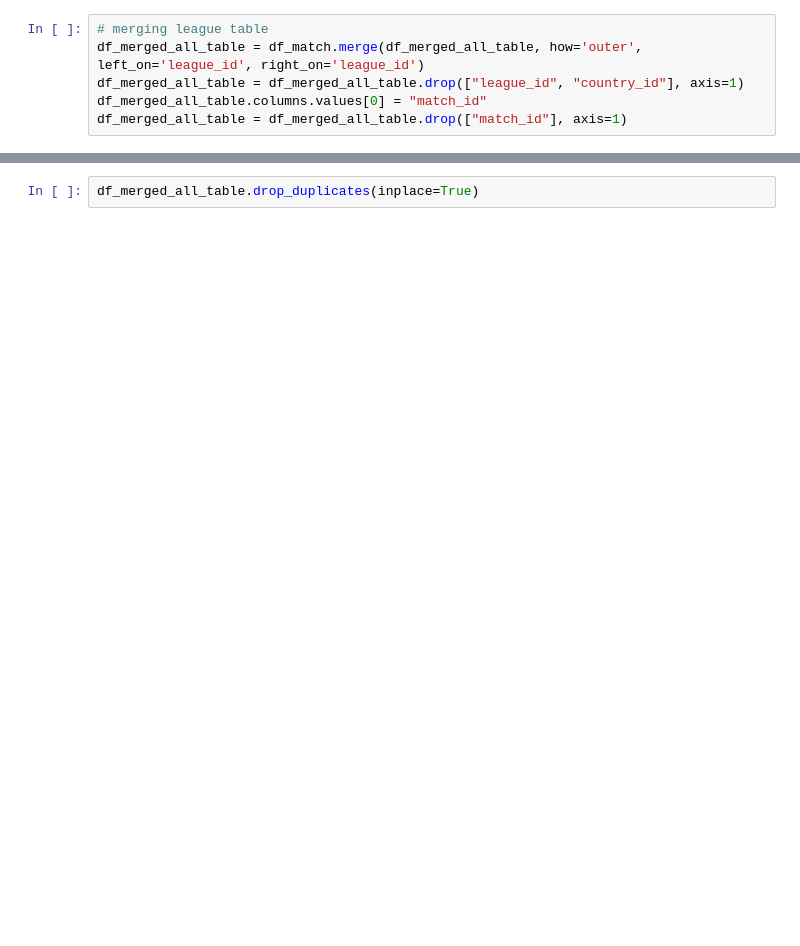
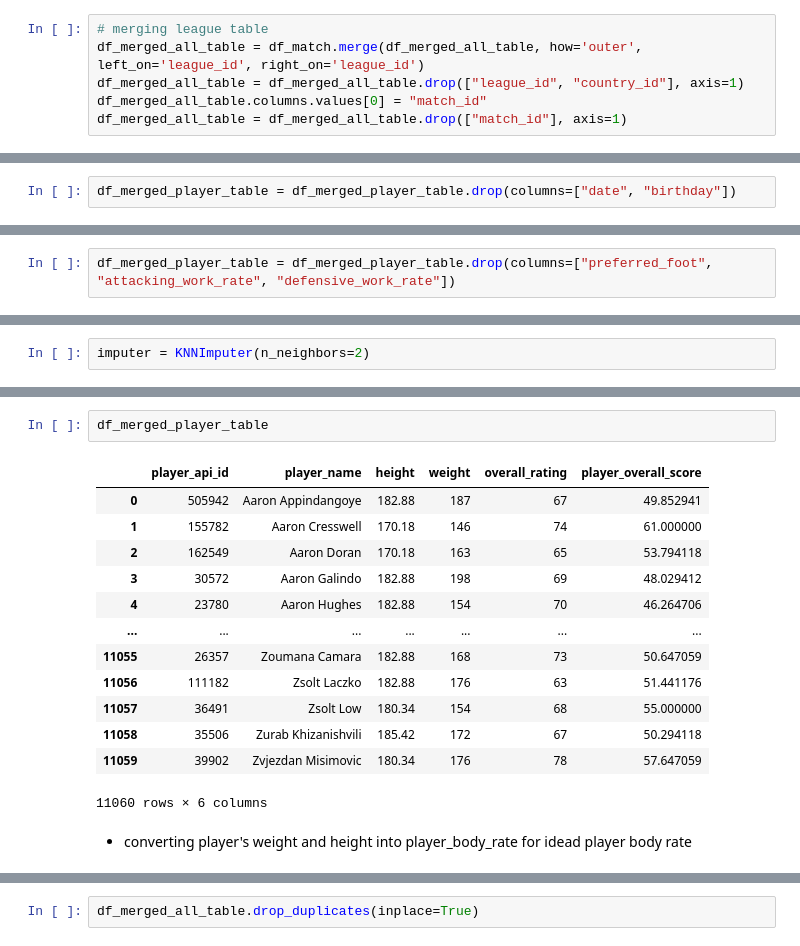
Before and after one commit to ravi7522/Football-Prediction, a Jupyter notebook: data_preprocessing_table_merge.ipynb, the cells around one changed output, grey strips where cells are left out. Saved outputs shown, nothing was run; the diff lists cells and outputs as text; blank space fills up the shorter version.

```diff
--- a/data_preprocessing_table_merge.ipynb
+++ b/data_preprocessing_table_merge.ipynb
@@ -146,0 +175,2 @@ df_merged_all_table.shape
+# %%
+df_merged_player_table = df_merged_player_table.drop(columns=["date", "birthday"])
@@ -146,0 +219,2 @@ df_merged_all_table.shape
+# %%
+df_merged_player_table = df_merged_player_table.drop(columns=["preferred_foot", "attacking_work_rate", "defensive_work_rate"])
@@ -146,0 +223,2 @@ df_merged_all_table.shape
+# %%
+imputer = KNNImputer(n_neighbors=2)
@@ -146,0 +241,18 @@ df_merged_all_table.shape
+# %%
+df_merged_player_table
+# %% [output]
+|  | player_api_id | player_name | height | weight | overall_rating | player_overall_score |
+| 0 | 505942 | Aaron Appindangoye | 182.88 | 187 | 67 | 49.852941 |
+| 1 | 155782 | Aaron Cresswell | 170.18 | 146 | 74 | 61.000000 |
+| 2 | 162549 | Aaron Doran | 170.18 | 163 | 65 | 53.794118 |
+| 3 | 30572 | Aaron Galindo | 182.88 | 198 | 69 | 48.029412 |
+| 4 | 23780 | Aaron Hughes | 182.88 | 154 | 70 | 46.264706 |
+| ... | ... | ... | ... | ... | ... | ... |
+| 11055 | 26357 | Zoumana Camara | 182.88 | 168 | 73 | 50.647059 |
+| 11056 | 111182 | Zsolt Laczko | 182.88 | 176 | 63 | 51.441176 |
+| 11057 | 36491 | Zsolt Low | 180.34 | 154 | 68 | 55.000000 |
+| 11058 | 35506 | Zurab Khizanishvili | 185.42 | 172 | 67 | 50.294118 |
+| 11059 | 39902 | Zvjezdan Misimovic | 180.34 | 176 | 78 | 57.647059 |
+11060 rows × 6 columns
+# %% [markdown]
+* converting player's weight and height into player_body_rate for idead player body rate
```
Also changed, not shown: parts of 71 cells of this notebook, 2 other files.
